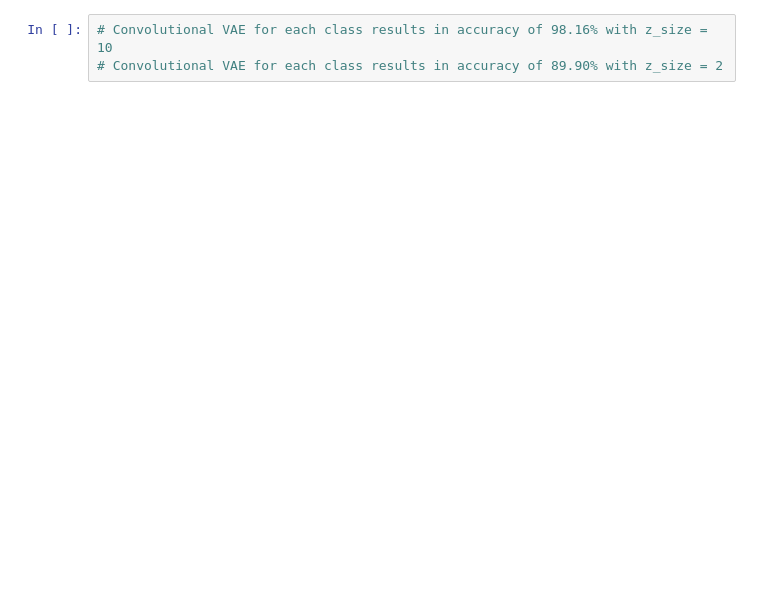
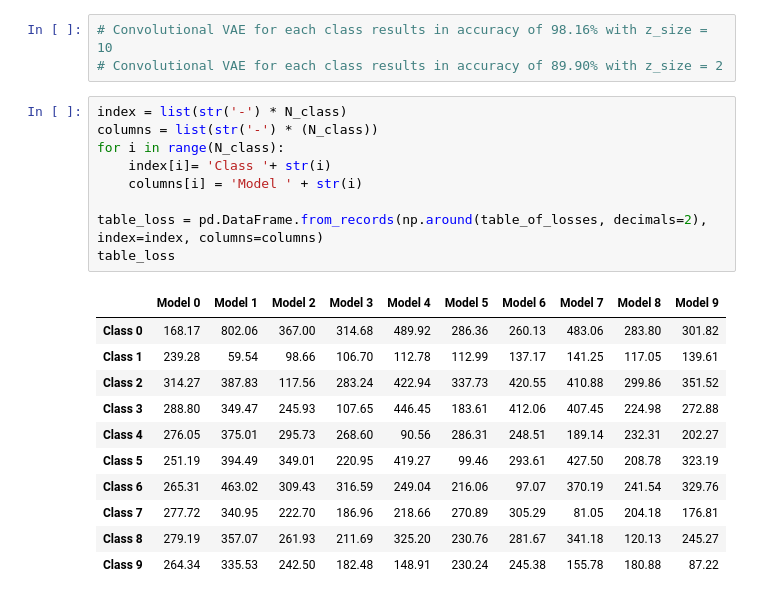
Before and after one commit to lorenzosintini/4YP, a Jupyter notebook: VAE_Convolutional.ipynb, the cells around one changed output. Drawn from its saved outputs; the diff is of its cells as text; blank space fills up the shorter version.

```diff
--- a/VAE_Convolutional.ipynb
+++ b/VAE_Convolutional.ipynb
@@ -401,3 +486,24 @@ plot_images(pics_to_plot, labels, [0,len(labels)])
 # %%
 # Convolutional VAE for each class results in accuracy of 98.16% with z_size = 10
 # Convolutional VAE for each class results in accuracy of 89.90% with z_size = 2
+# %%
+index = list(str('-') * N_class)
+columns = list(str('-') * (N_class))
+for i in range(N_class):
+    index[i]= 'Class '+ str(i)
+    columns[i] = 'Model ' + str(i)
+
+table_loss = pd.DataFrame.from_records(np.around(table_of_losses, decimals=2), index=index, columns=columns)
+table_loss
+# %% [output]
+|  | Model 0 | Model 1 | Model 2 | Model 3 | Model 4 | Model 5 | Model 6 | Model 7 | Model 8 | Model 9 |
+| Class 0 | 168.17 | 802.06 | 367.00 | 314.68 | 489.92 | 286.36 | 260.13 | 483.06 | 283.80 | 301.82 |
+| Class 1 | 239.28 | 59.54 | 98.66 | 106.70 | 112.78 | 112.99 | 137.17 | 141.25 | 117.05 | 139.61 |
+| Class 2 | 314.27 | 387.83 | 117.56 | 283.24 | 422.94 | 337.73 | 420.55 | 410.88 | 299.86 | 351.52 |
+| Class 3 | 288.80 | 349.47 | 245.93 | 107.65 | 446.45 | 183.61 | 412.06 | 407.45 | 224.98 | 272.88 |
+| Class 4 | 276.05 | 375.01 | 295.73 | 268.60 | 90.56 | 286.31 | 248.51 | 189.14 | 232.31 | 202.27 |
+| Class 5 | 251.19 | 394.49 | 349.01 | 220.95 | 419.27 | 99.46 | 293.61 | 427.50 | 208.78 | 323.19 |
+| Class 6 | 265.31 | 463.02 | 309.43 | 316.59 | 249.04 | 216.06 | 97.07 | 370.19 | 241.54 | 329.76 |
+| Class 7 | 277.72 | 340.95 | 222.70 | 186.96 | 218.66 | 270.89 | 305.29 | 81.05 | 204.18 | 176.81 |
+| Class 8 | 279.19 | 357.07 | 261.93 | 211.69 | 325.20 | 230.76 | 281.67 | 341.18 | 120.13 | 245.27 |
+| Class 9 | 264.34 | 335.53 | 242.50 | 182.48 | 148.91 | 230.24 | 245.38 | 155.78 | 180.88 | 87.22 |
```
Also changed, not shown: parts of 11 cells of this notebook.
